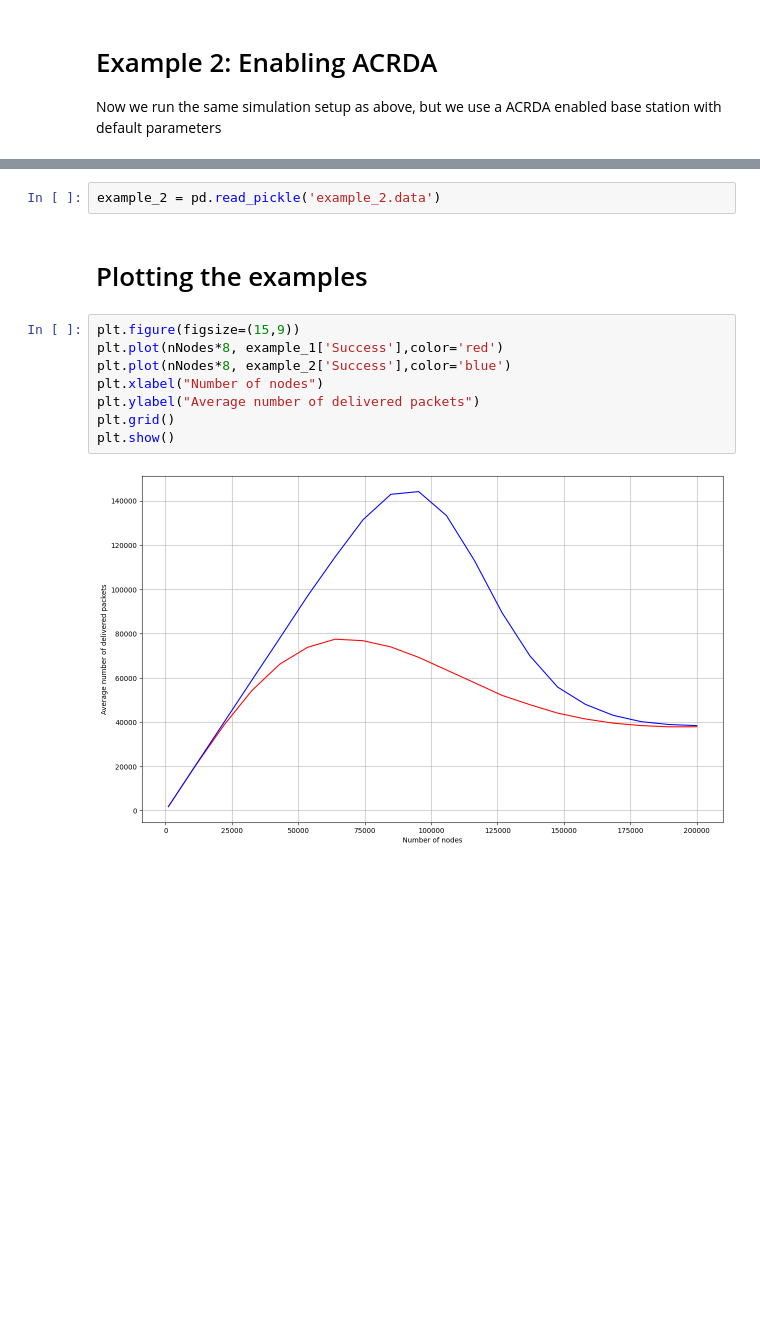
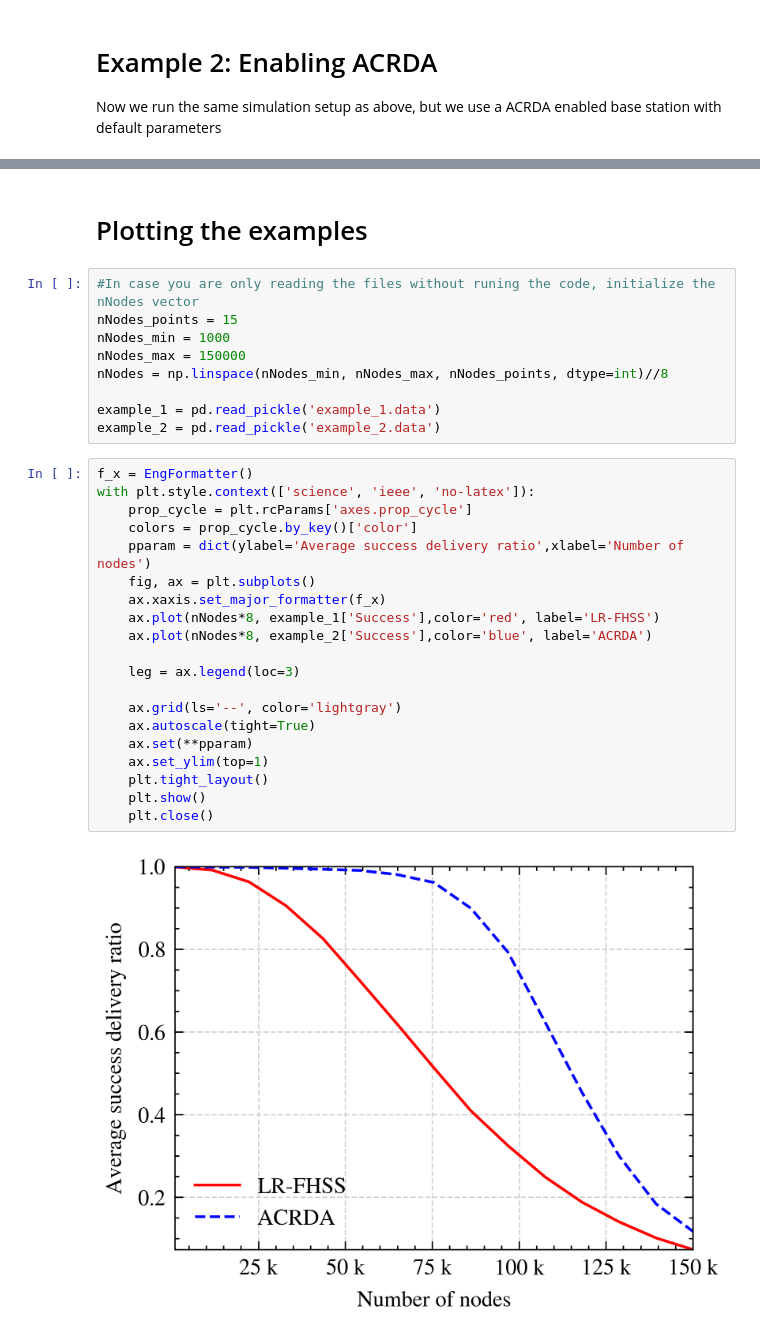
Before and after one commit to Xexell/LR-FHSS-sim, a Jupyter notebook: examples/examples.ipynb, the cells around one changed output, grey strips where cells are left out. Drawn from its saved outputs; the diff is of its cells as text; blank space fills up the shorter version.

```diff
--- a/examples/examples.ipynb
+++ b/examples/examples.ipynb
@@ -94,14 +92,33 @@ The simulation lasted 461.7697207680003 seconds.
-# %%
-example_2 = pd.read_pickle('example_2.data')
 # %% [markdown]
 # Plotting the examples
-# %%
-plt.figure(figsize=(15,9))
-plt.plot(nNodes*8, example_1['Success'],color='red')
-plt.plot(nNodes*8, example_2['Success'],color='blue')
-plt.xlabel("Number of nodes")
-plt.ylabel("Average number of delivered packets")
-plt.grid()
-plt.show()
-# %% [output]
-[figure, removed]
+# %%
+#In case you are only reading the files without runing the code, initialize the nNodes vector
+nNodes_points = 15
+nNodes_min = 1000
+nNodes_max = 150000
+nNodes = np.linspace(nNodes_min, nNodes_max, nNodes_points, dtype=int)//8
+
+example_1 = pd.read_pickle('example_1.data')
+example_2 = pd.read_pickle('example_2.data')
+# %%
+f_x = EngFormatter()
+with plt.style.context(['science', 'ieee', 'no-latex']):
+    prop_cycle = plt.rcParams['axes.prop_cycle']
+    colors = prop_cycle.by_key()['color']
+    pparam = dict(ylabel='Average success delivery ratio',xlabel='Number of nodes')
+    fig, ax = plt.subplots()
+    ax.xaxis.set_major_formatter(f_x)
+    ax.plot(nNodes*8, example_1['Success'],color='red', label='LR-FHSS')
+    ax.plot(nNodes*8, example_2['Success'],color='blue', label='ACRDA')
+
+    leg = ax.legend(loc=3)
+
+    ax.grid(ls='--', color='lightgray')
+    ax.autoscale(tight=True)
+    ax.set(**pparam)
+    ax.set_ylim(top=1)
+    plt.tight_layout()
+    plt.show()
+    plt.close()
+# %% [output]
+[figure, added]
```
Also changed, not shown: parts of 5 cells of this notebook, 1 other file.
